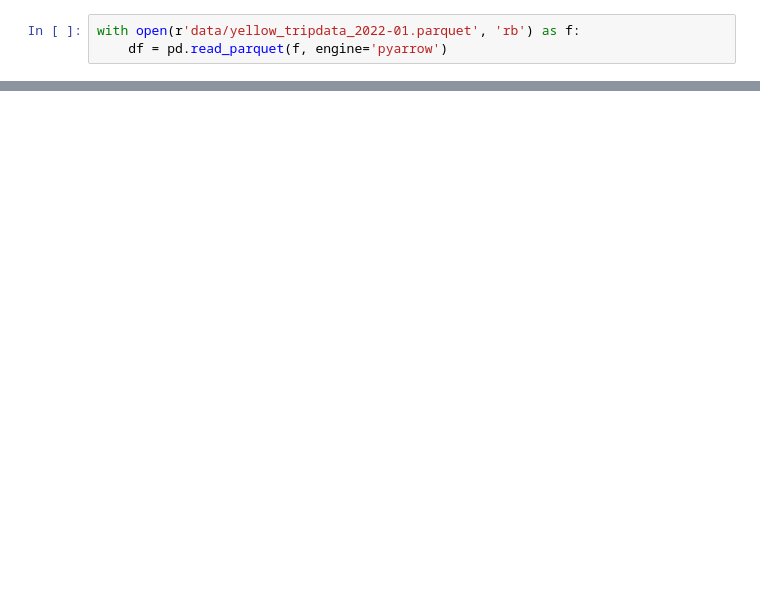
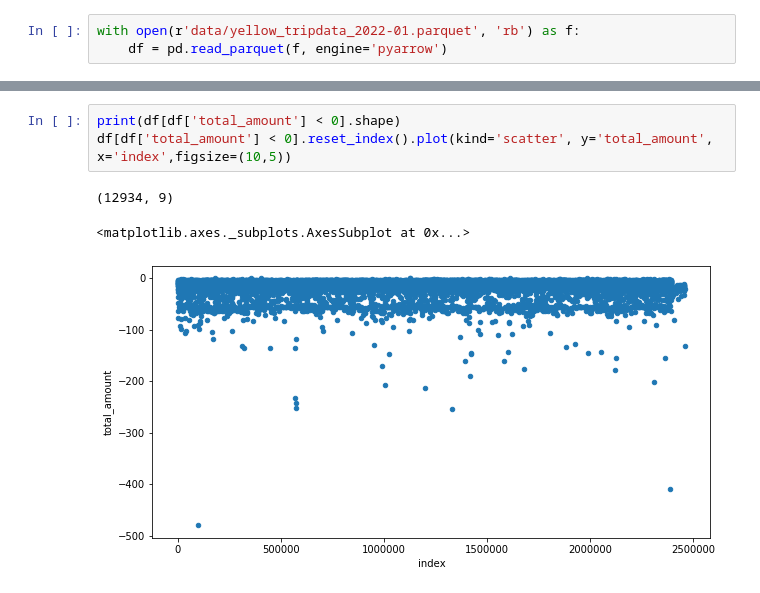
Before and after one commit to MosabKhaled/NewYorkTaxiAnalysis, a Jupyter notebook: New York Taxi Analysis .ipynb, the cells around one changed output, grey strips where cells are left out. Saved outputs shown, nothing was run; the diff lists cells and outputs as text; blank space fills up the shorter version.

```diff
--- a/New York Taxi Analysis .ipynb
+++ b/New York Taxi Analysis .ipynb
@@ -15,0 +79,7 @@ df.head()
+# %%
+print(df[df['total_amount'] < 0].shape)
+df[df['total_amount'] < 0].reset_index().plot(kind='scatter', y='total_amount', x='index',figsize=(10,5))
+# %% [output]
+(12934, 9)
+<matplotlib.axes._subplots.AxesSubplot at 0x...>
+[figure, added]
```
Also changed, not shown: parts of 24 cells of this notebook.
